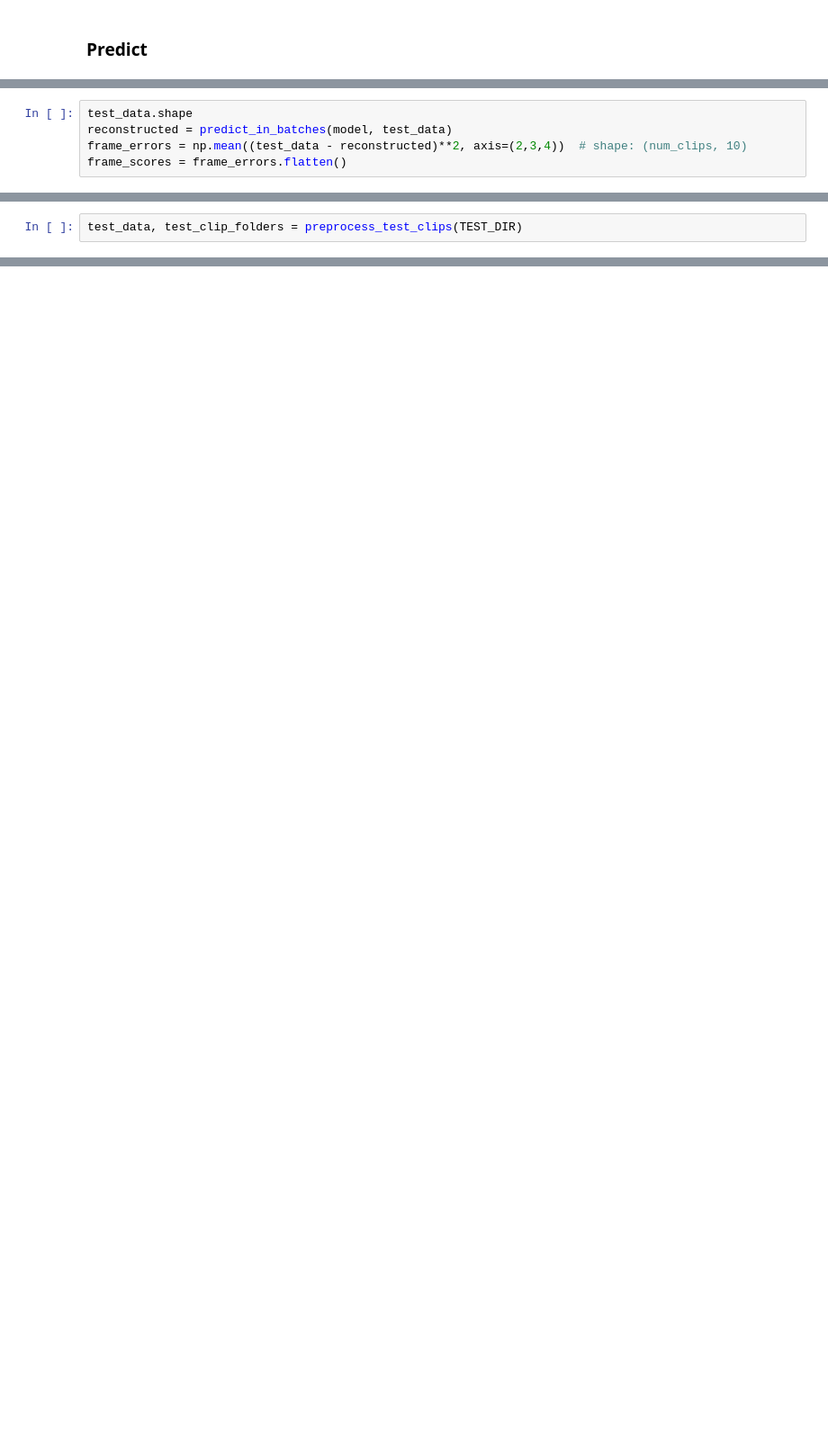
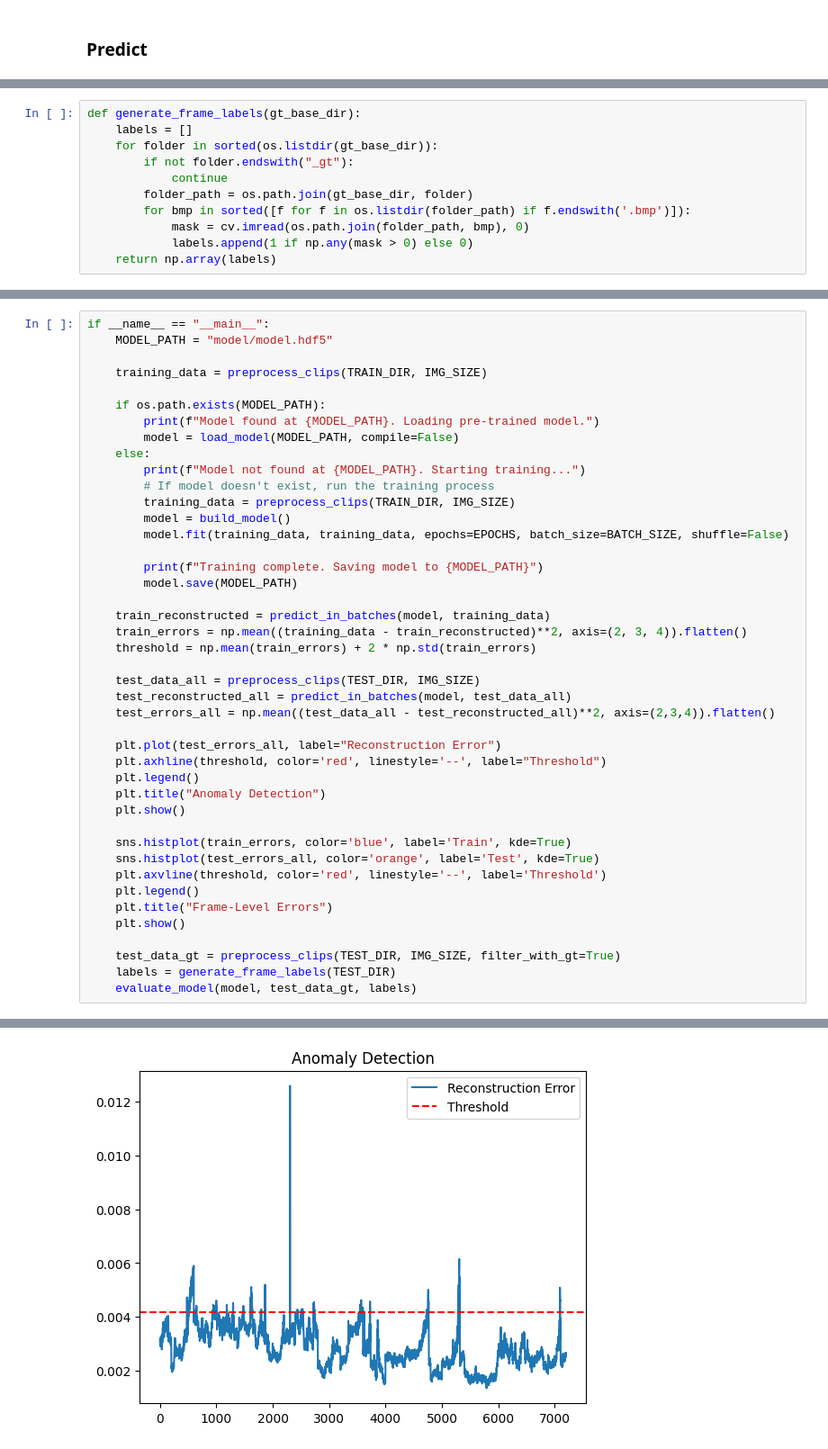
Before and after one commit to gauravrsawant/Anomaly_Detection, a Jupyter notebook: Notebooks/main.ipynb, the cells around one changed output, grey strips where cells are left out. Shown at 90% size. Saved outputs shown, nothing was run; the diff lists cells and outputs as text; blank space fills up the shorter version.

```diff
--- a/Notebooks/main.ipynb
+++ b/Notebooks/main.ipynb
@@ -192,5 +104,0 @@ test_data = preprocess_training_clips(TEST_DIR, 224)
-# %%
-test_data.shape
-reconstructed = predict_in_batches(model, test_data)
-frame_errors = np.mean((test_data - reconstructed)**2, axis=(2,3,4))  # shape: (num_clips, 10)
-frame_scores = frame_errors.flatten()
@@ -224 +107,12 @@ plt.show()
+# %%
+def generate_frame_labels(gt_base_dir):
+    labels = []
+    for folder in sorted(os.listdir(gt_base_dir)):
+        if not folder.endswith("_gt"):
+            continue
+        folder_path = os.path.join(gt_base_dir, folder)
+        for bmp in sorted([f for f in os.listdir(folder_path) if f.endswith('.bmp')]):
+            mask = cv.imread(os.path.join(folder_path, bmp), 0)
+            labels.append(1 if np.any(mask > 0) else 0)
+    return np.array(labels)
 # %% [markdown]
@@ -259,2 +119,0 @@ def preprocess_test_clips(test_dir, frames_per_clip=10, img_size=224):
-# %%
-test_data, test_clip_folders = preprocess_test_clips(TEST_DIR)
@@ -309,0 +139,44 @@ AUC Score: 0.623879759731153
+# %%
+if __name__ == "__main__":
+    MODEL_PATH = "model/model.hdf5"
+
+    training_data = preprocess_clips(TRAIN_DIR, IMG_SIZE)
+
+    if os.path.exists(MODEL_PATH):
+        print(f"Model found at {MODEL_PATH}. Loading pre-trained model.")
+        model = load_model(MODEL_PATH, compile=False)
+    else:
+        print(f"Model not found at {MODEL_PATH}. Starting training...")
+        # If model doesn't exist, run the training process
+        training_data = preprocess_clips(TRAIN_DIR, IMG_SIZE)
+        model = build_model()
+        model.fit(training_data, training_data, epochs=EPOCHS, batch_size=BATCH_SIZE, shuffle=False)
+
+        print(f"Training complete. Saving model to {MODEL_PATH}")
+        model.save(MODEL_PATH)
+
+    train_reconstructed = predict_in_batches(model, training_data)
+    train_errors = np.mean((training_data - train_reconstructed)**2, axis=(2, 3, 4)).flatten()
+    threshold = np.mean(train_errors) + 2 * np.std(train_errors)
+
+    test_data_all = preprocess_clips(TEST_DIR, IMG_SIZE)
+    test_reconstructed_all = predict_in_batches(model, test_data_all)
+    test_errors_all = np.mean((test_data_all - test_reconstructed_all)**2, axis=(2,3,4)).flatten()
+
+    plt.plot(test_errors_all, label="Reconstruction Error")
+    plt.axhline(threshold, color='red', linestyle='--', label="Threshold")
+    plt.legend()
+    plt.title("Anomaly Detection")
+    plt.show()
+
+    sns.histplot(train_errors, color='blue', label='Train', kde=True)
+    sns.histplot(test_errors_all, color='orange', label='Test', kde=True)
+    plt.axvline(threshold, color='red', linestyle='--', label='Threshold')
+    plt.legend()
+    plt.title("Frame-Level Errors")
+    plt.show()
+
+    test_data_gt = preprocess_clips(TEST_DIR, IMG_SIZE, filter_with_gt=True)
+    labels = generate_frame_labels(TEST_DIR)
+    evaluate_model(model, test_data_gt, labels)
+# %% [output]
@@ -309,0 +211 @@ AUC Score: 0.623879759731153
+[figure, added]
```
Also changed, not shown: parts of 25 cells of this notebook, 1 other file.
